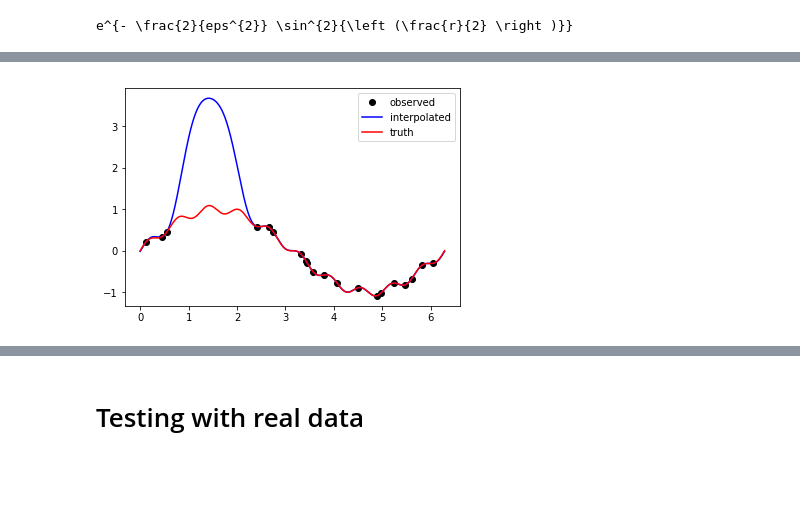
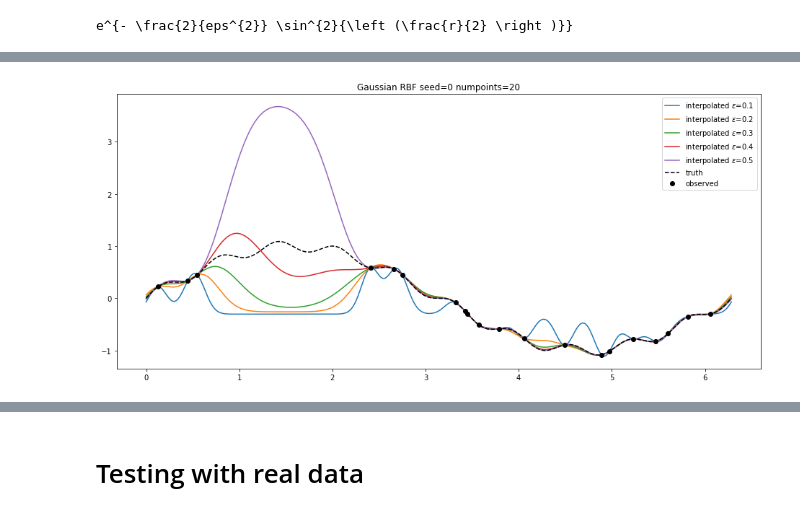
Before and after one commit to NelisW/PythonNotesToSelf, a Jupyter notebook: RBF-Interpolation.ipynb, the cells around one changed output, grey strips where cells are left out. Cells and saved outputs as stored; diff of their text form; code cells hidden in the pictures; blank space fills up the shorter version.

```diff
--- a/RBF-Interpolation.ipynb
+++ b/RBF-Interpolation.ipynb
@@ -443,13 +457,22 @@ Repeating the process with $\epsilon=0.5$ the following occurs:
 # %%
-# repeat for eps=0.5
-I = rbf.interpolate.RBFInterpolant(
-        phi_obs[:,None],u_obs, basis=periodic_rbf,order=0,
-        penalty=0.0,eps=0.5,)
-u_itp = I(phi_itp[:,None])
-plt.plot(phi_obs,u_obs,'ko',label='observed')
-plt.plot(phi_itp,u_itp,'b-',label='interpolated')
-plt.plot(phi_itp,truth,'r-',label='truth')
-plt.legend()
-plt.show()
+def evaluateRBF(seed=0,numpoints=20):
+    phi_obs, u_obs, phi_itp, truth = createDataset(seed=seed,numpoints=numpoints)
+
+    fig, ax = plt.subplots(figsize=(16,7))
+
+    for eps in [0.1, 0.2, 0.3,0.4, 0.5]:
+
+        I = rbf.interpolate.RBFInterpolant(
+                phi_obs[:,None],u_obs, basis=periodic_rbf,order=0,
+                penalty=0.0,eps=eps,)
+        u_itp = I(phi_itp[:,None])
+        ax.plot(phi_itp,u_itp,label=f'interpolated $\epsilon$={eps}')
+
+    plt.title(f'Gaussian RBF seed={seed} numpoints={numpoints}')
+    ax.plot(phi_itp,truth,'k--',label='truth')
+    ax.plot(phi_obs,u_obs,'ko',label='observed')
+    plt.legend();
-# %% [output]
-[figure, removed]
+# %%
+evaluateRBF(seed=0,numpoints=20)
+# %% [output]
+[figure, added]
```
Also changed, not shown: parts of 36 cells of this notebook.
